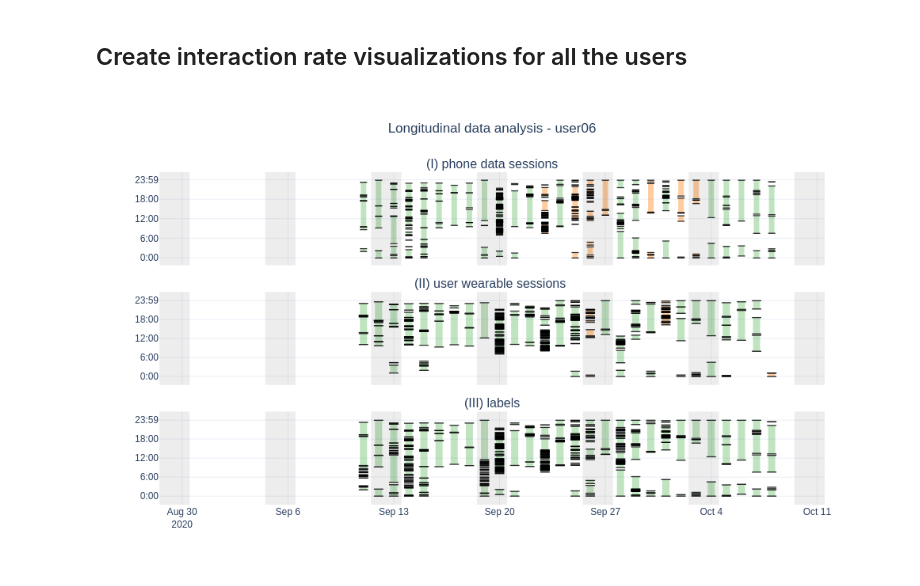
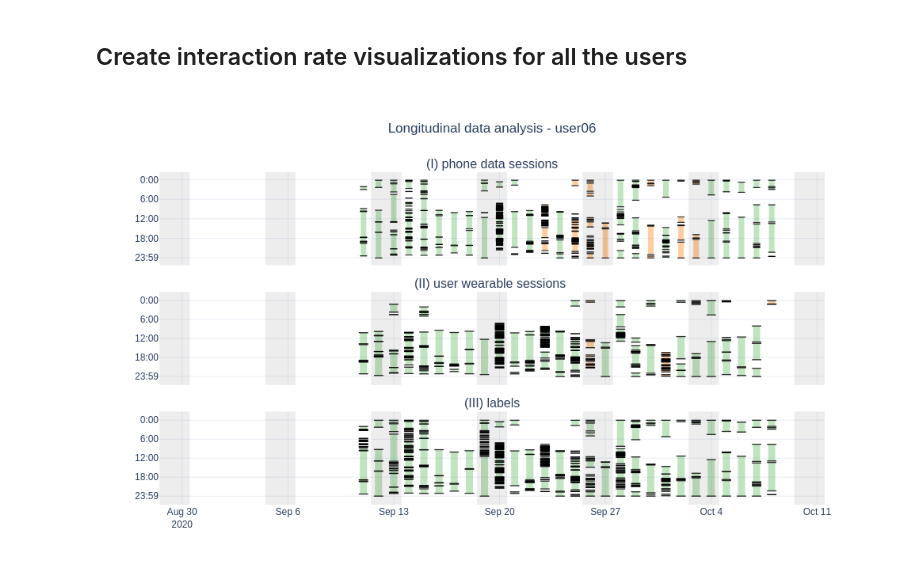
Before and after one commit to predict-idlab/data-quality-challenges-wearables, a Jupyter notebook: notebooks/etri/C1_participant_compliance.ipynb, the cells around one changed output. Saved outputs shown, nothing was run; the diff lists cells and outputs as text; code cells hidden in the pictures.

```diff
--- a/notebooks/etri/C1_participant_compliance.ipynb
+++ b/notebooks/etri/C1_participant_compliance.ipynb
@@ -131,6 +134,7 @@ for row, col in [(1, 1), (2, 1), (3, 1)]:
             dt.replace(hour=18),
             dt.replace(hour=23, minute=59),
         ],
+        autorange='reversed',
         row=row,
         col=col,
     )
@@ -252,34 +256,34 @@ for _, session in df_labels_session.iterrows():
                 size=8,
                 opacity=0.8,
             ),
             name=name,
             legendgroup=user + "wearable data",
             showlegend=False and name not in legend_names,
             hovertext=f"total label time = {int(hours)}u{int(minutes)}",
         ),
         row=3,
         col=1,
     )
     legend_names.append(name)
 
 
 df_label_tot_u = df_label_tot[df_label_tot.user == "user01"]
 dr = pd.date_range(
     df_label_tot_u["timestamp"].min().date() - pd.Timedelta(days=4),
     df_label_tot_u["timestamp"].max().date() + pd.Timedelta(days=14),
 )
 for sat in np.unique(dr[dr.dayofweek == 5]):
     fig.add_vrect(
         x0=pd.Timestamp(sat) - pd.Timedelta(hours=12),
         x1=pd.Timestamp(sat) + pd.Timedelta(hours=36),
         fillcolor="rgba(0, 0, 0, .07)",
         line_width=0,
     )
 
 fig.update_layout(template="plotly_white")
 fig.show(renderer="png", width=1000, height=600)
 # %% [output]
-[figure, old version]
+[figure, new version]
 # %%
 fig.write_html(
     figure_dir / "interaction_rate_ETRI.html", include_plotlyjs="cdn", full_html=False
```
Also changed, not shown: parts of 1 cell of this notebook, 2 other files.
